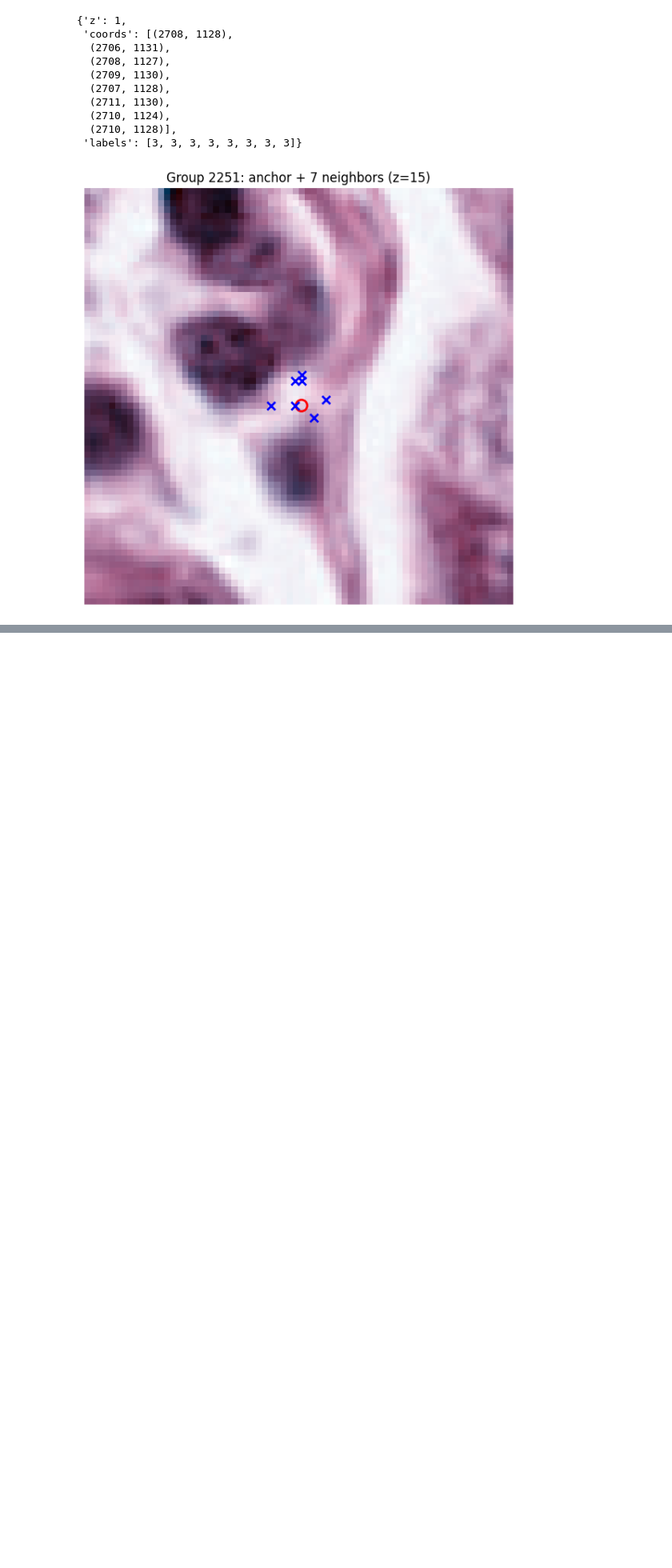
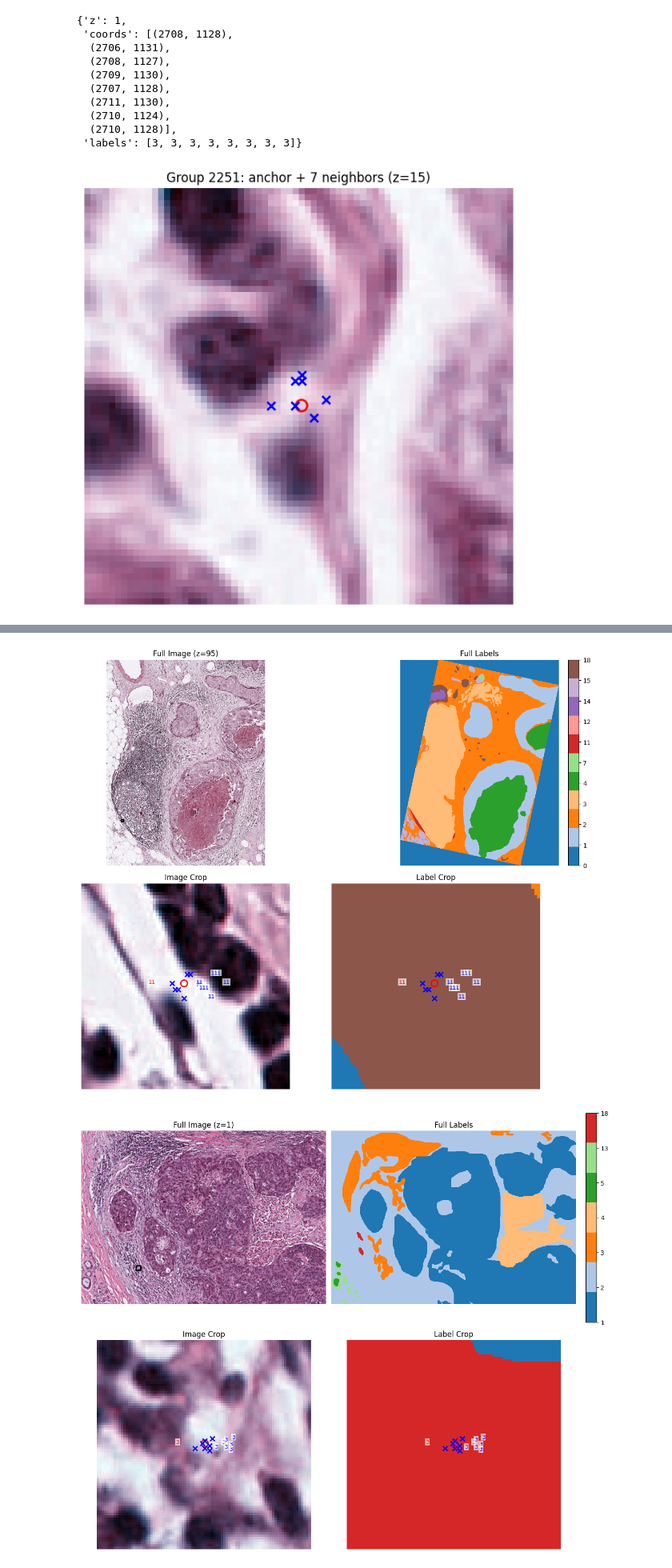
Before and after one commit to shei-dark/HDN, a Jupyter notebook: Prediction/test.ipynb, the cells around one changed output, grey strips where cells are left out. Shown at 80% size. Cells and saved outputs as stored; diff of their text form; code cells hidden in the pictures; blank space fills up the shorter version.

```diff
--- a/Prediction/test.ipynb
+++ b/Prediction/test.ipynb
@@ -391,3 +661,12 @@ plot_group_all_in_one(train_set, label=19, robust=False)
+# %%
+# By anchor label (random group with that anchor label)
+plot_full_and_crop_with_box(train_set, label=11, pad=30)
+
+# Or by explicit group index
+plot_full_and_crop_with_box(train_set, idx=123, pad=40, robust=False)
+# %% [output]
+[figure, added]
+[figure, added]
 # %%
 train_loader = DataLoader(
     train_set,
```
Also changed, not shown: parts of 3 cells of this notebook, 1 other file.
